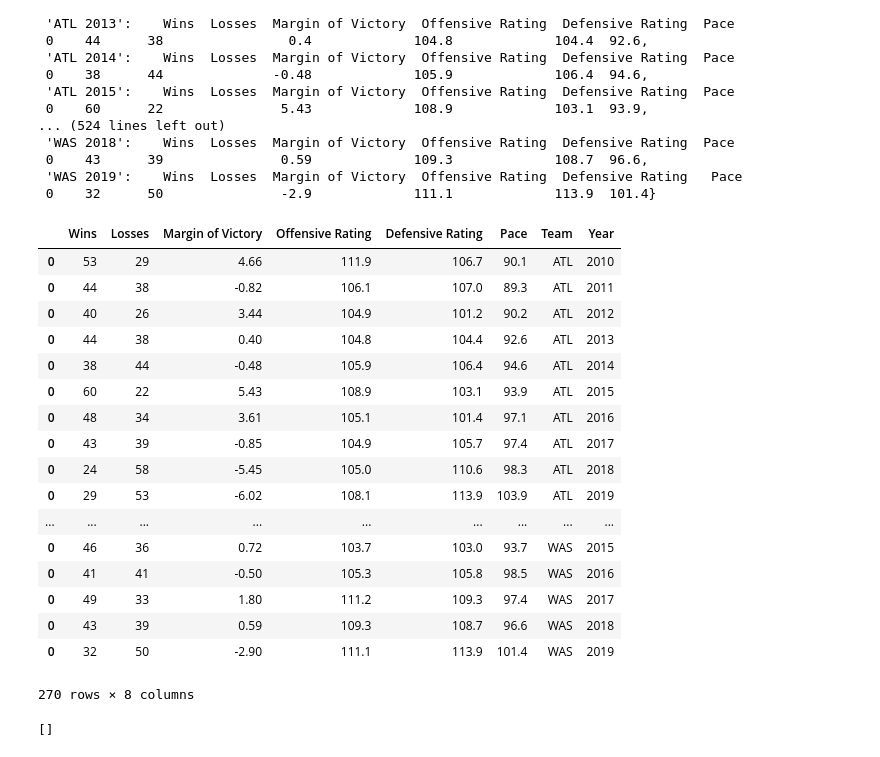
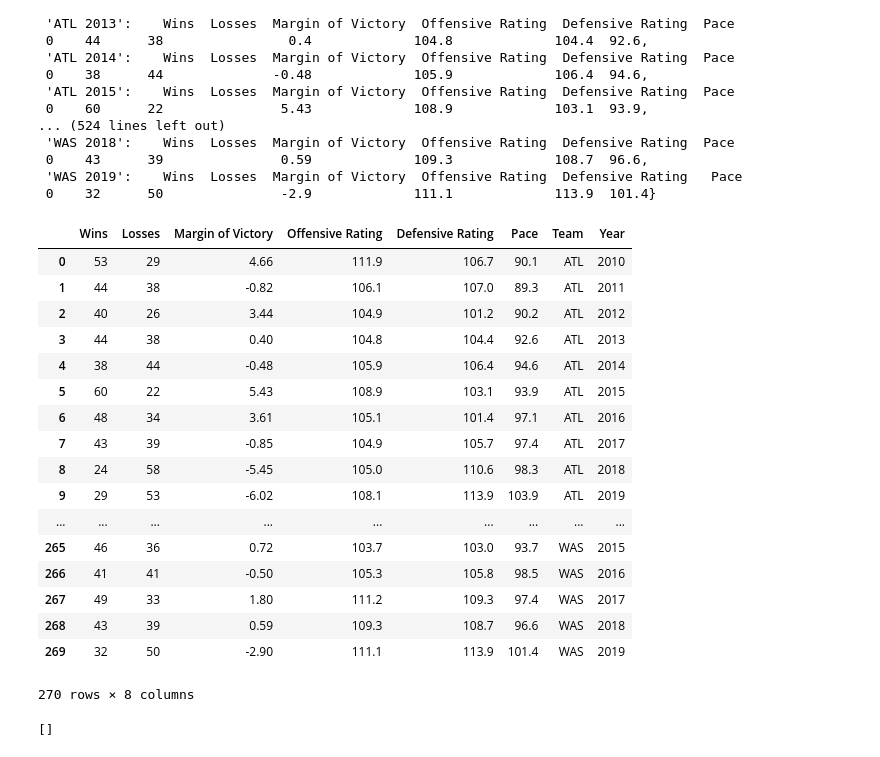
Before and after one commit to davisgrininger/ETL_project, a Jupyter notebook: Basketball_data_collection.ipynb, the cells around one changed output. Saved outputs shown, nothing was run; the diff lists cells and outputs as text; code cells hidden in the pictures.

```diff
--- a/Basketball_data_collection.ipynb
+++ b/Basketball_data_collection.ipynb
@@ -85,9 +85,10 @@ for year in year_list:
             abbrev.append('ATL')
         else:
             #print(i)
-            abbrev.append('NaN')
+            abbrev.append("NaN")
 
     better_table['Team'] = abbrev
+    even_better_table = better_table.loc[better_table["Team"] != "NaN"]
     attendence_list.append(better_table)
 # for i in attendence_list:
 #     if attendence_list[0]['Team'][i] == 'Bulls':
@@ -202,40 +206,41 @@ clean_dict
 # %%
 combined_df = pd.DataFrame({})
 
 for entry in clean_dict:
     teamyear = entry.split(' ')
     team = teamyear[0]
     year = teamyear[1]
     table = clean_dict[entry]
     table['Team'] = team
     table['Year'] = year
 
     if combined_df.empty:
         combined_df = table
     else:
         combined_df = combined_df.append(table)
 
 
 
 combined_df
+combined_df.reset_index(drop = True)
 # %% [output]
 |  | Wins | Losses | Margin of Victory | Offensive Rating | Defensive Rating | Pace | Team | Year |
 | 0 | 53 | 29 | 4.66 | 111.9 | 106.7 | 90.1 | ATL | 2010 |
-| 0 | 44 | 38 | -0.82 | 106.1 | 107.0 | 89.3 | ATL | 2011 |
-| 0 | 40 | 26 | 3.44 | 104.9 | 101.2 | 90.2 | ATL | 2012 |
-| 0 | 44 | 38 | 0.40 | 104.8 | 104.4 | 92.6 | ATL | 2013 |
-| 0 | 38 | 44 | -0.48 | 105.9 | 106.4 | 94.6 | ATL | 2014 |
-| 0 | 60 | 22 | 5.43 | 108.9 | 103.1 | 93.9 | ATL | 2015 |
-| 0 | 48 | 34 | 3.61 | 105.1 | 101.4 | 97.1 | ATL | 2016 |
-| 0 | 43 | 39 | -0.85 | 104.9 | 105.7 | 97.4 | ATL | 2017 |
-| 0 | 24 | 58 | -5.45 | 105.0 | 110.6 | 98.3 | ATL | 2018 |
-| 0 | 29 | 53 | -6.02 | 108.1 | 113.9 | 103.9 | ATL | 2019 |
+| 1 | 44 | 38 | -0.82 | 106.1 | 107.0 | 89.3 | ATL | 2011 |
+| 2 | 40 | 26 | 3.44 | 104.9 | 101.2 | 90.2 | ATL | 2012 |
+| 3 | 44 | 38 | 0.40 | 104.8 | 104.4 | 92.6 | ATL | 2013 |
+| 4 | 38 | 44 | -0.48 | 105.9 | 106.4 | 94.6 | ATL | 2014 |
+| 5 | 60 | 22 | 5.43 | 108.9 | 103.1 | 93.9 | ATL | 2015 |
+| 6 | 48 | 34 | 3.61 | 105.1 | 101.4 | 97.1 | ATL | 2016 |
+| 7 | 43 | 39 | -0.85 | 104.9 | 105.7 | 97.4 | ATL | 2017 |
+| 8 | 24 | 58 | -5.45 | 105.0 | 110.6 | 98.3 | ATL | 2018 |
+| 9 | 29 | 53 | -6.02 | 108.1 | 113.9 | 103.9 | ATL | 2019 |
 | ... | ... | ... | ... | ... | ... | ... | ... | ... |
-| 0 | 46 | 36 | 0.72 | 103.7 | 103.0 | 93.7 | WAS | 2015 |
-| 0 | 41 | 41 | -0.50 | 105.3 | 105.8 | 98.5 | WAS | 2016 |
-| 0 | 49 | 33 | 1.80 | 111.2 | 109.3 | 97.4 | WAS | 2017 |
-| 0 | 43 | 39 | 0.59 | 109.3 | 108.7 | 96.6 | WAS | 2018 |
-| 0 | 32 | 50 | -2.90 | 111.1 | 113.9 | 101.4 | WAS | 2019 |
+| 265 | 46 | 36 | 0.72 | 103.7 | 103.0 | 93.7 | WAS | 2015 |
+| 266 | 41 | 41 | -0.50 | 105.3 | 105.8 | 98.5 | WAS | 2016 |
+| 267 | 49 | 33 | 1.80 | 111.2 | 109.3 | 97.4 | WAS | 2017 |
+| 268 | 43 | 39 | 0.59 | 109.3 | 108.7 | 96.6 | WAS | 2018 |
+| 269 | 32 | 50 | -2.90 | 111.1 | 113.9 | 101.4 | WAS | 2019 |
 270 rows × 8 columns
 # %%
 # team and year are columns
```
Also changed, not shown: parts of 1 cell of this notebook.
